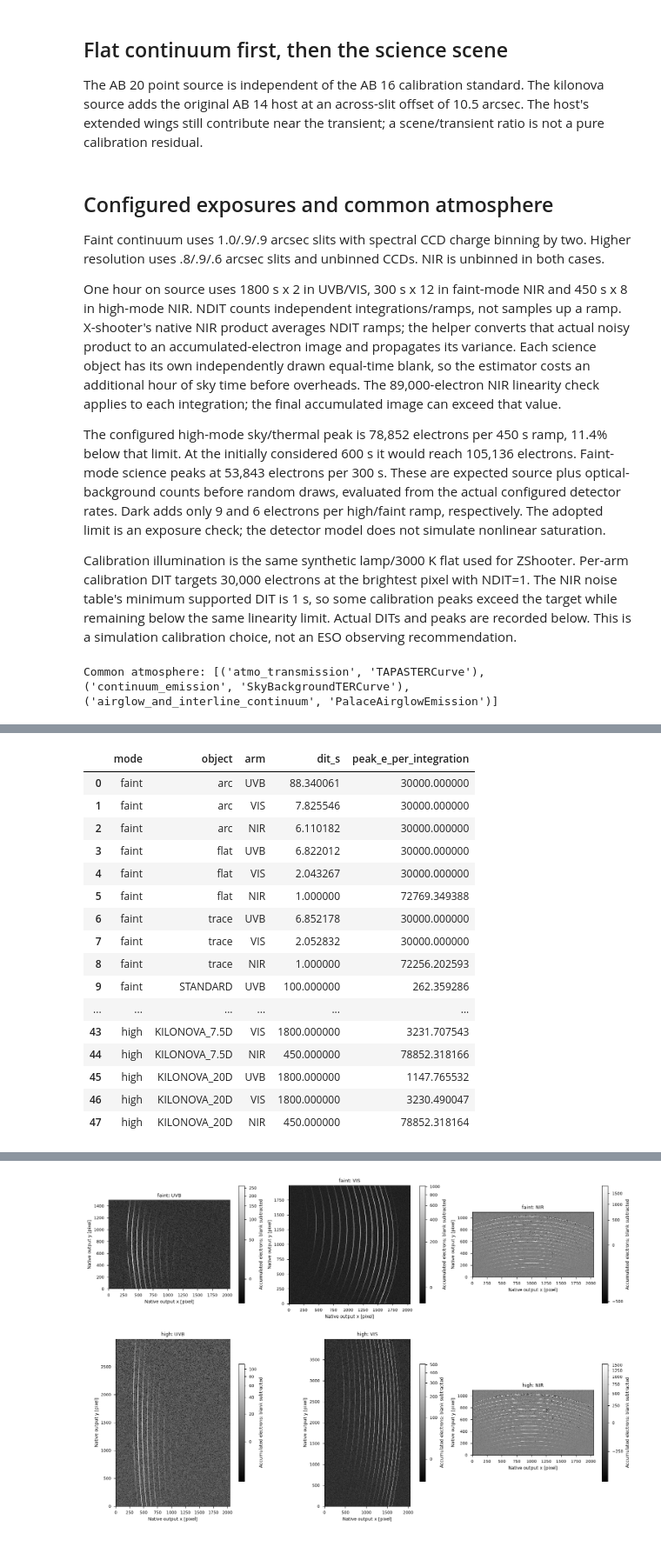
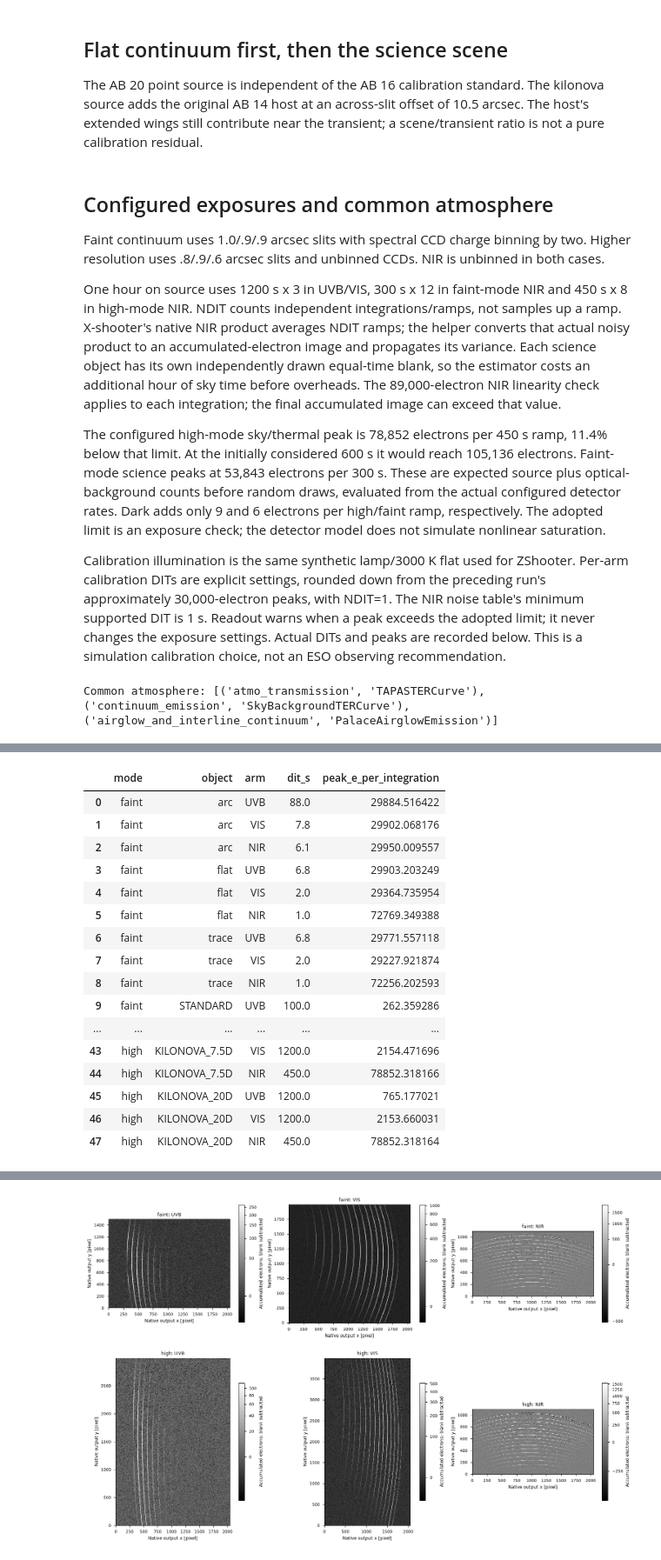
Before and after one commit to CaltechOpticalObservatories/zs-scopesim, a Jupyter notebook: notebooks/01_Kilonovae_XSHOOTER.ipynb, the cells around one changed output, grey strips where cells are left out. Shown at 87% size. Saved outputs shown, nothing was run; the diff lists cells and outputs as text; code cells hidden in the pictures.

```diff
--- a/notebooks/01_Kilonovae_XSHOOTER.ipynb
+++ b/notebooks/01_Kilonovae_XSHOOTER.ipynb
@@ -29,8 +29,8 @@ from zs_scopesim_tools.comparison import detector_rates
 from zs_scopesim_tools.sources import transient, kilonova_spectra, lamp_flat, _read_lamp_lines
 
 irdb = Path(configure_irdb_path())
-set_scopesim_log_level('error')
-output_dir = make_local_output_dir('xshooter_kilonova_reduced')
+set_scopesim_log_level('warning')
+output_dir = make_local_output_dir('xshooter_kilonova_detectors')
 ARMS = ('UVB', 'VIS', 'NIR')
 MJD, AIRMASS, SEEING = 60310.25, 1.3, .70
 timings, exposure_rows, peak_rows = [], [], []
@@ -64,12 +64,23 @@ short_trace = sim_tp.calibration.flat_field(temperature=3000*u.K, amplitude=8*u.
 
 Faint continuum uses 1.0/.9/.9 arcsec slits with spectral CCD charge binning by two. Higher resolution uses .8/.9/.6 arcsec slits and unbinned CCDs. NIR is unbinned in both cases.
 
-One hour on source uses 1800 s x 2 in UVB/VIS, 300 s x 12 in faint-mode NIR and 450 s x 8 in high-mode NIR. NDIT counts independent integrations/ramps, not samples up a ramp. X-shooter's native NIR product averages NDIT ramps; the helper converts that actual noisy product to an accumulated-electron image and propagates its variance. Each science object has its own independently drawn equal-time blank, so the estimator costs an additional hour of sky time before overheads. The 89,000-electron NIR linearity check applies to each integration; the final accumulated image can exceed that value.
+One hour on source uses 1200 s x 3 in UVB/VIS, 300 s x 12 in faint-mode NIR and 450 s x 8 in high-mode NIR. NDIT counts independent integrations/ramps, not samples up a ramp. X-shooter's native NIR product averages NDIT ramps; the helper converts that actual noisy product to an accumulated-electron image and propagates its variance. Each science object has its own independently drawn equal-time blank, so the estimator costs an additional hour of sky time before overheads. The 89,000-electron NIR linearity check applies to each integration; the final accumulated image can exceed that value.
 
 The configured high-mode sky/thermal peak is 78,852 electrons per 450 s ramp, 11.4% below that limit. At the initially considered 600 s it would reach 105,136 electrons. Faint-mode science peaks at 53,843 electrons per 300 s. These are expected source plus optical-background counts before random draws, evaluated from the actual configured detector rates. Dark adds only 9 and 6 electrons per high/faint ramp, respectively. The adopted limit is an exposure check; the detector model does not simulate nonlinear saturation.
 
-Calibration illumination is the same synthetic lamp/3000 K flat used for ZShooter. Per-arm calibration DIT targets 30,000 electrons at the brightest pixel with NDIT=1. The NIR noise table's minimum supported DIT is 1 s, so some calibration peaks exceed the target while remaining below the same linearity limit. Actual DITs and peaks are recorded below. This is a simulation calibration choice, not an ESO observing recommendation.
+Calibration illumination is the same synthetic lamp/3000 K flat used for ZShooter. Per-arm calibration DITs are explicit settings, rounded down from the preceding run's approximately 30,000-electron peaks, with NDIT=1. The NIR noise table's minimum supported DIT is 1 s. Readout warns when a peak exceeds the adopted limit; it never changes the exposure settings. Actual DITs and peaks are recorded below. This is a simulation calibration choice, not an ESO observing recommendation.
 # %%
+# Explicit (DIT seconds, independent integrations), ordered UVB/VIS/NIR.
+SCIENCE_EXPOSURES = {
+    "faint": [(1200., 3), (1200., 3), (300., 12)],
+    "high": [(1200., 3), (1200., 3), (450., 8)],
+}
+STANDARD_EXPOSURES = [(100., 1)]*3
+# Fixed calibration DITs chosen from the preceding measured rate images.
+CALIBRATION_DITS = {
+    "faint": {"arc": [88., 7.8, 6.1], "flat": [6.8, 2., 1.], "trace": [6.8, 2., 1.]},
+    "high": {"arc": [180., 15.6, 6.1], "flat": [17., 4., 1.], "trace": [17., 4., 1.]},
+}
 atmosphere_names = ('atmo_transmission', 'continuum_emission', 'airglow_and_interline_continuum')
 common_commands = sim.UserCommands(use_instrument='ZShooter_v2', properties={'!OBS.mjdobs': MJD, '!OBS.airmass': AIRMASS, '!OBS.seeing': SEEING, '!OBS.brightness': 'dark', '!ATMO.skycalc_timeout': 60.})
 warning_prevent_sync_alt_ra_dec(common_commands)
@@ -127,6 +138,16 @@ def save_readouts(readouts, directory, stem, object_name, imagetype):
 
 def current_readout(train, settings, mode, directory, stem, object_name, roid):
     native = train.readout(roid=roid, **settings)
+    # Per-integration limit, before NIR averaging and gain conversion.
+    rates = detector_rates(train)
+    for arm, image, readout in zip(ARMS, rates, native, strict=True):
+        h = readout[1].header
+        limit = 89000. if arm == 'NIR' else 65000.*h['GAIN']
+        dark_rate = train.cmds[f'!DET.dark_{arm.lower()}']
+        peak = image.max()*h['DIT'] + dark_rate*h['DIT']*h['BINX']*h['BINY']
+        if peak > limit:
+            import warnings
+            warnings.warn(f'{mode} {stem} {arm}: peak {peak:.0f} e exceeds {limit:.0f} e/integration; DIT and NDIT unchanged.')
     save_readouts(native, directory/'native', stem, object_name, 'STANDARD_RAW' if object_name == 'STANDARD' else 'RAW_OBJECT')
     electrons = electron_readouts(train, native)
     for arm, hdul in zip(ARMS, electrons, strict=True):
@@ -165,20 +186,18 @@ for mode, settings in configurations.items():
     for label, target in [('arc', lamp), ('flat', domeflat), ('trace', short_trace)]:
         observe(train, target, mode, label, disabled=calibration_disabled)
         rates = detector_rates(train)
-        dits = [30000/image.max() for image in rates]
-        dits[-1] = max(1., dits[-1])  # ESO NIR noise table starts at one second.
+        dits = CALIBRATION_DITS[mode][label]
         for arm, dit, image in zip(ARMS, dits, rates, strict=True):
             peak_rows.append((mode, label, arm, dit, image.max()*dit))
-        assert rates[-1].max()*dits[-1] < 89000, 'Dim the calibration source before the NIR minimum DIT saturates.'
         kind = {'arc': 'ARCS', 'flat': 'DOMEFLAT', 'trace': 'TRACE'}[label]
         electrons = current_readout(train, exposure_settings(dits, [1, 1, 1]), mode, caldir, label, label.upper(), {'arc': 11, 'flat': 12, 'trace': 13}[label])
         frame_files[mode]['calibrations'][label] = save_readouts(electrons, caldir, label, label.upper(), kind)
         del electrons, rates
     print('CALIBRATIONS READY', caldir, flush=True)
-    science_dits = [1800., 1800., 300. if mode == 'faint' else 450.]
-    science_ndits = [2, 2, 12 if mode == 'faint' else 8]
+    science_dits = [dit for dit, count in SCIENCE_EXPOSURES[mode]]
+    science_ndits = [count for dit, count in SCIENCE_EXPOSURES[mode]]
     science_settings = exposure_settings(science_dits, science_ndits)
-    standard_settings = exposure_settings([100., 100., 100.], [1, 1, 1])
+    standard_settings = exposure_settings([dit for dit, count in STANDARD_EXPOSURES], [count for dit, count in STANDARD_EXPOSURES])
     # Observe the same blank once; independent readout IDs draw independent pixels for each object.
     observe(train, None, mode, 'blank rates')
     blank_files = {}
@@ -190,11 +209,10 @@ for mode, settings in configurations.items():
     for index, (object_name, target) in enumerate({'STANDARD': standard, **science_sources}.items()):
         observe(train, target, mode, object_name)
         exposure = standard_settings if object_name == 'STANDARD' else science_settings
-        dits = [100.]*3 if object_name == 'STANDARD' else science_dits
+        dits = [dit for dit, count in STANDARD_EXPOSURES] if object_name == 'STANDARD' else science_dits
         rates = detector_rates(train)
         for arm, dit, image in zip(ARMS, dits, rates, strict=True):
             peak_rows.append((mode, object_name, arm, dit, image.max()*dit))
-        assert rates[-1].max()*dits[-1] < 89000, (mode, object_name, 'Revise NIR cadence before readout.')
         electrons = current_readout(train, exposure, mode, directory, object_name.lower(), object_name, 200+index)
         prepared = subtract_saved_blank(electrons, blank_files[object_name])
         frame_files[mode]['science'][object_name] = save_readouts(prepared, directory/'prepared', object_name.lower(), object_name, 'SCIENCE')
@@ -225,20 +243,20 @@ high KILONOVA_20D 208.8 s
 |  | mode | object | arm | dit_s | peak_e_per_integration |
-| 0 | faint | arc | UVB | 88.340061 | 30000.000000 |
-| 1 | faint | arc | VIS | 7.825546 | 30000.000000 |
-| 2 | faint | arc | NIR | 6.110182 | 30000.000000 |
-| 3 | faint | flat | UVB | 6.822012 | 30000.000000 |
-| 4 | faint | flat | VIS | 2.043267 | 30000.000000 |
-| 5 | faint | flat | NIR | 1.000000 | 72769.349388 |
-| 6 | faint | trace | UVB | 6.852178 | 30000.000000 |
-| 7 | faint | trace | VIS | 2.052832 | 30000.000000 |
-| 8 | faint | trace | NIR | 1.000000 | 72256.202593 |
-| 9 | faint | STANDARD | UVB | 100.000000 | 262.359286 |
+| 0 | faint | arc | UVB | 88.0 | 29884.516422 |
+| 1 | faint | arc | VIS | 7.8 | 29902.068176 |
+| 2 | faint | arc | NIR | 6.1 | 29950.009557 |
+| 3 | faint | flat | UVB | 6.8 | 29903.203249 |
+| 4 | faint | flat | VIS | 2.0 | 29364.735954 |
+| 5 | faint | flat | NIR | 1.0 | 72769.349388 |
+| 6 | faint | trace | UVB | 6.8 | 29771.557118 |
+| 7 | faint | trace | VIS | 2.0 | 29227.921874 |
+| 8 | faint | trace | NIR | 1.0 | 72256.202593 |
+| 9 | faint | STANDARD | UVB | 100.0 | 262.359286 |
 | ... | ... | ... | ... | ... | ... |
-| 43 | high | KILONOVA_7.5D | VIS | 1800.000000 | 3231.707543 |
-| 44 | high | KILONOVA_7.5D | NIR | 450.000000 | 78852.318166 |
-| 45 | high | KILONOVA_20D | UVB | 1800.000000 | 1147.765532 |
-| 46 | high | KILONOVA_20D | VIS | 1800.000000 | 3230.490047 |
-| 47 | high | KILONOVA_20D | NIR | 450.000000 | 78852.318164 |
+| 43 | high | KILONOVA_7.5D | VIS | 1200.0 | 2154.471696 |
+| 44 | high | KILONOVA_7.5D | NIR | 450.0 | 78852.318166 |
+| 45 | high | KILONOVA_20D | UVB | 1200.0 | 765.177021 |
+| 46 | high | KILONOVA_20D | VIS | 1200.0 | 2153.660031 |
+| 47 | high | KILONOVA_20D | NIR | 450.0 | 78852.318164 |
 # %%
 exposure_table = pd.DataFrame(exposure_rows, columns=['mode', 'object', 'arm', 'dit_s', 'ndit', 'on_source_s', 'accumulated_read_noise_e', 'dark_e_s'])
 exposure_table.to_csv(output_dir/'exposures.csv', index=False)
```
Also changed, not shown: parts of 13 cells of this notebook, 8 other files.
